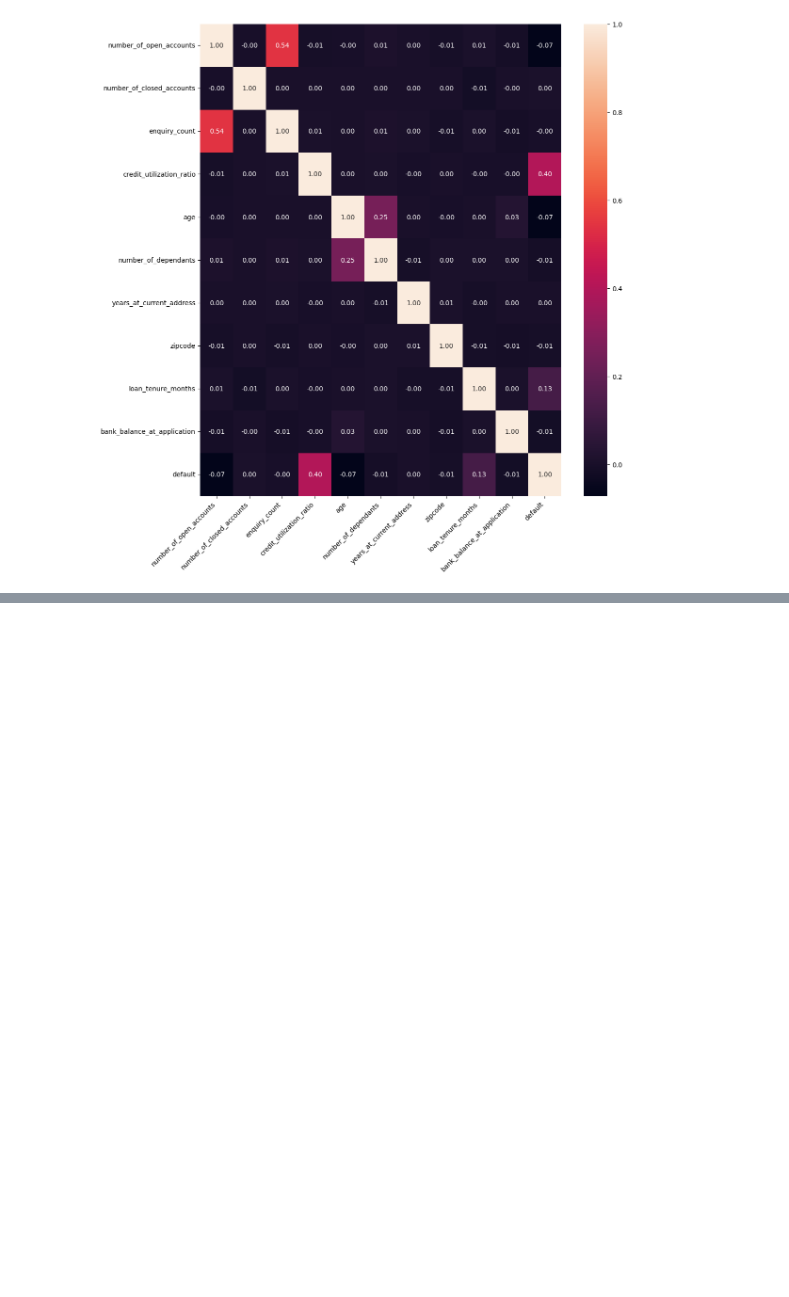
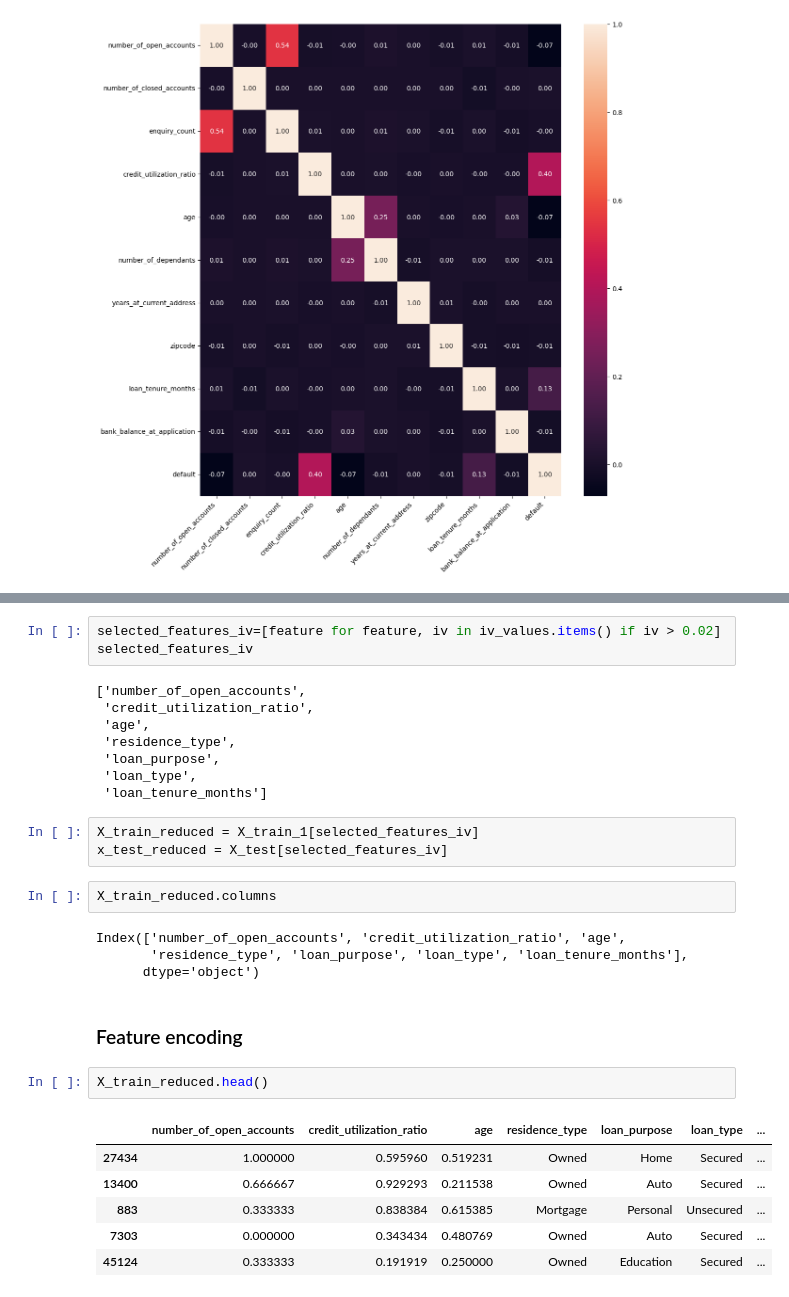
Before and after one commit to rupeshkumarp/credit_risk_analysis, a Jupyter notebook: data_preprocessing_and_eda.ipynb, the cells around one changed output, grey strips where cells are left out. Cells and saved outputs as stored; diff of their text form; blank space fills up the shorter version.

```diff
--- a/data_preprocessing_and_eda.ipynb
+++ b/data_preprocessing_and_eda.ipynb
@@ -671,0 +786,31 @@ Since there is not much difference between XGB and Logistic, we will choose Logi
+# %%
+selected_features_iv=[feature for feature, iv in iv_values.items() if iv > 0.02]
+selected_features_iv
+# %% [output]
+['number_of_open_accounts',
+ 'credit_utilization_ratio',
+ 'age',
+ 'residence_type',
+ 'loan_purpose',
+ 'loan_type',
+ 'loan_tenure_months']
+# %%
+X_train_reduced = X_train_1[selected_features_iv]
+x_test_reduced = X_test[selected_features_iv]
+# %%
+X_train_reduced.columns
+# %% [output]
+Index(['number_of_open_accounts', 'credit_utilization_ratio', 'age',
+       'residence_type', 'loan_purpose', 'loan_type', 'loan_tenure_months'],
+      dtype='object')
+# %% [markdown]
+### Feature encoding
+# %%
+X_train_reduced.head()
+# %% [output]
+|  | number_of_open_accounts | credit_utilization_ratio | age | residence_type | loan_purpose | loan_type | ... |
+| 27434 | 1.000000 | 0.595960 | 0.519231 | Owned | Home | Secured | ... |
+| 13400 | 0.666667 | 0.929293 | 0.211538 | Owned | Auto | Secured | ... |
+| 883 | 0.333333 | 0.838384 | 0.615385 | Mortgage | Personal | Unsecured | ... |
+| 7303 | 0.000000 | 0.343434 | 0.480769 | Owned | Auto | Secured | ... |
+| 45124 | 0.333333 | 0.191919 | 0.250000 | Owned | Education | Secured | ... |
```
Also changed, not shown: parts of 13 cells of this notebook.
